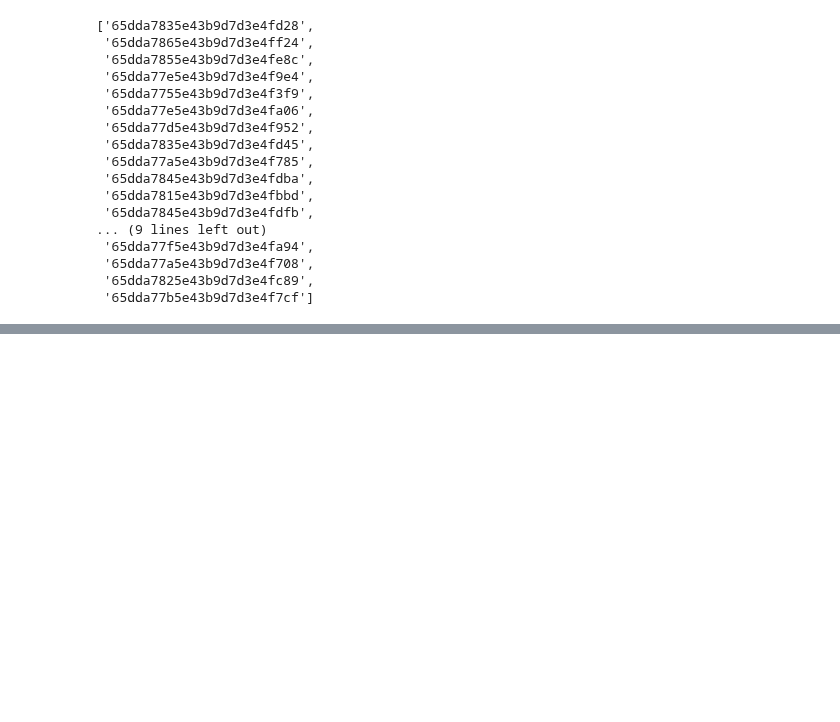
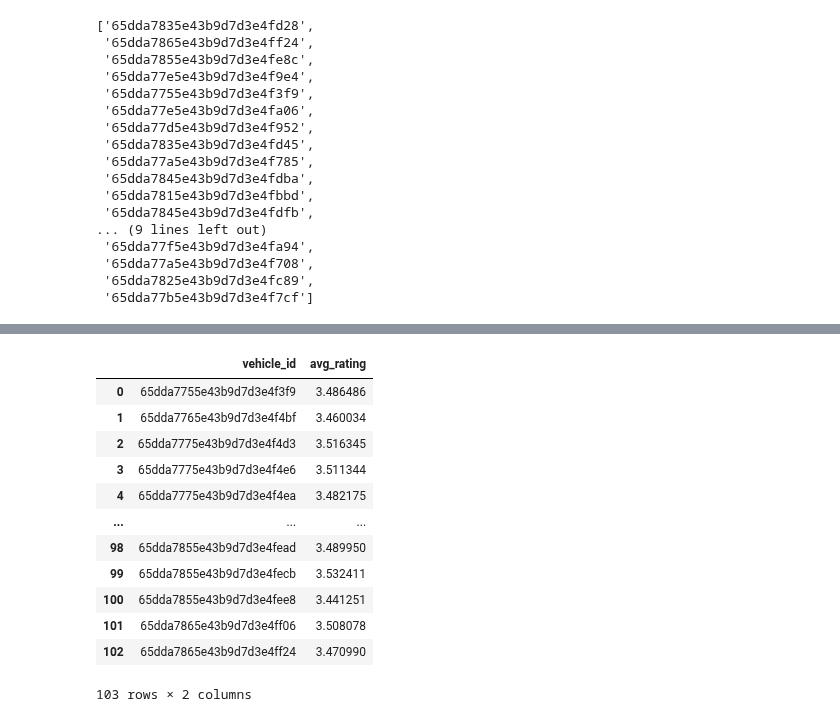
Before and after one commit to roman-ojha/journey, a Jupyter notebook: user-vehicle-service/explore_vehicle_recommendation_system.ipynb, the cells around one changed output, grey strips where cells are left out. Saved outputs shown, nothing was run; the diff lists cells and outputs as text; code cells hidden in the pictures; blank space fills up the shorter version.

```diff
--- a/user-vehicle-service/explore_vehicle_recommendation_system.ipynb
+++ b/user-vehicle-service/explore_vehicle_recommendation_system.ipynb
@@ -392,0 +395,19 @@ travel_ids
+# %%
+# Find Average rating of every vehicles
+average_rating_df = vehicles_with_reviews.groupby("vehicle_id")["rating"].mean().reset_index()
+average_rating_df.rename(columns={"rating":"avg_rating"}, inplace=True)
+average_rating_df
+# %% [output]
+|  | vehicle_id | avg_rating |
+| 0 | 65dda7755e43b9d7d3e4f3f9 | 3.486486 |
+| 1 | 65dda7765e43b9d7d3e4f4bf | 3.460034 |
+| 2 | 65dda7775e43b9d7d3e4f4d3 | 3.516345 |
+| 3 | 65dda7775e43b9d7d3e4f4e6 | 3.511344 |
+| 4 | 65dda7775e43b9d7d3e4f4ea | 3.482175 |
+| ... | ... | ... |
+| 98 | 65dda7855e43b9d7d3e4fead | 3.489950 |
+| 99 | 65dda7855e43b9d7d3e4fecb | 3.532411 |
+| 100 | 65dda7855e43b9d7d3e4fee8 | 3.441251 |
+| 101 | 65dda7865e43b9d7d3e4ff06 | 3.508078 |
+| 102 | 65dda7865e43b9d7d3e4ff24 | 3.470990 |
+103 rows × 2 columns
```
Also changed, not shown: parts of 9 cells of this notebook, 2 other files.
